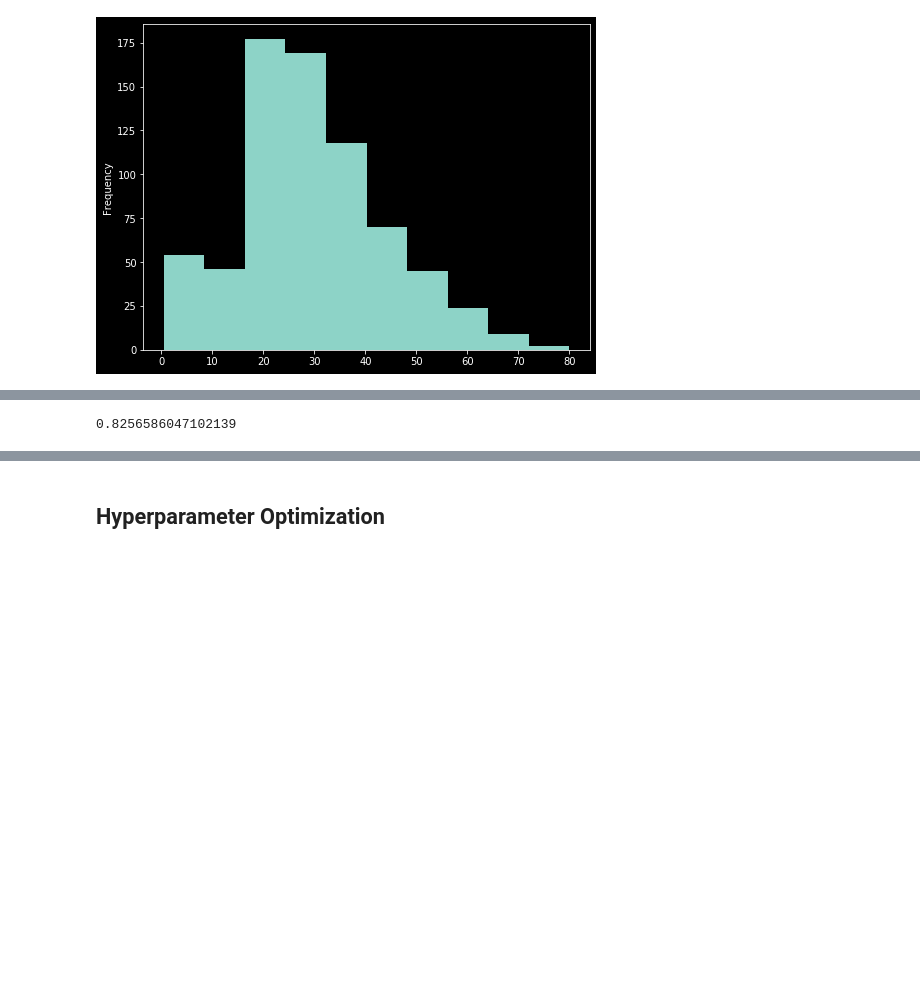
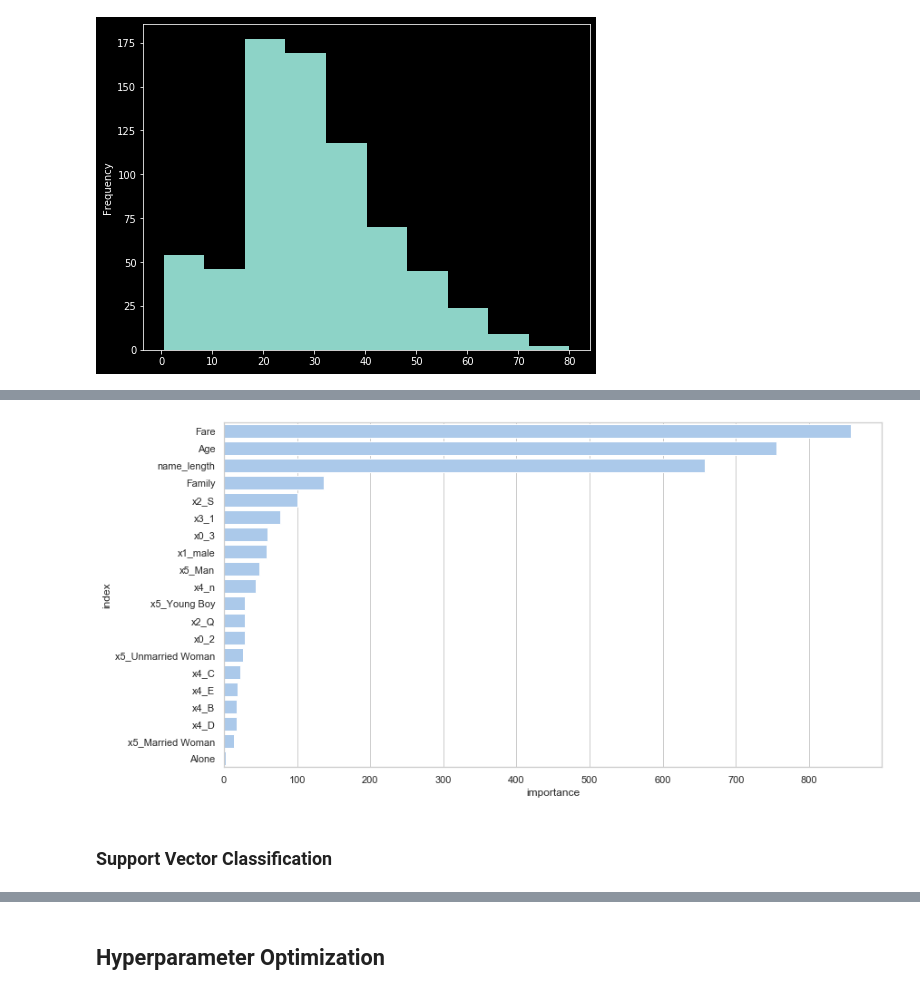
Before and after one commit to Huntsworth7/Titanic, a Jupyter notebook: Requisite Titanic Project.ipynb, the cells around one changed output, grey strips where cells are left out. Drawn from its saved outputs; the diff is of its cells as text; code cells hidden in the pictures; blank space fills up the shorter version.

```diff
--- a/Requisite Titanic Project.ipynb
+++ b/Requisite Titanic Project.ipynb
@@ -563,5 +649,24 @@ print(cv.mean())
-# %%
-0.8256586047102139
-# %% [output]
-0.8256586047102139
+# %%
+gb = LGBMClassifier()
+gb.fit(X_train, y_train)
+
+feature_importances = pd.DataFrame(gb.feature_importances_,
+                                   index = X_train.columns,
+                                    columns=['importance']).sort_values('importance', ascending=False)
+feature_importances = feature_importances.reset_index()
+
+sns.set(style="whitegrid")
+
+# Initialize the matplotlib figure
+f, ax = plt.subplots(figsize=(13, 7))
+
+# Plot the Feature Importance
+sns.set_color_codes("pastel")
+sns.barplot(x="importance", y='index', data=feature_importances.head(20),
+            label="Total", color="b")
+plt.show()
+# %% [output]
+[figure, added]
+# %% [markdown]
+### Support Vector Classification
 # %%
```
Also changed, not shown: parts of 75 cells of this notebook, 4 other files.
